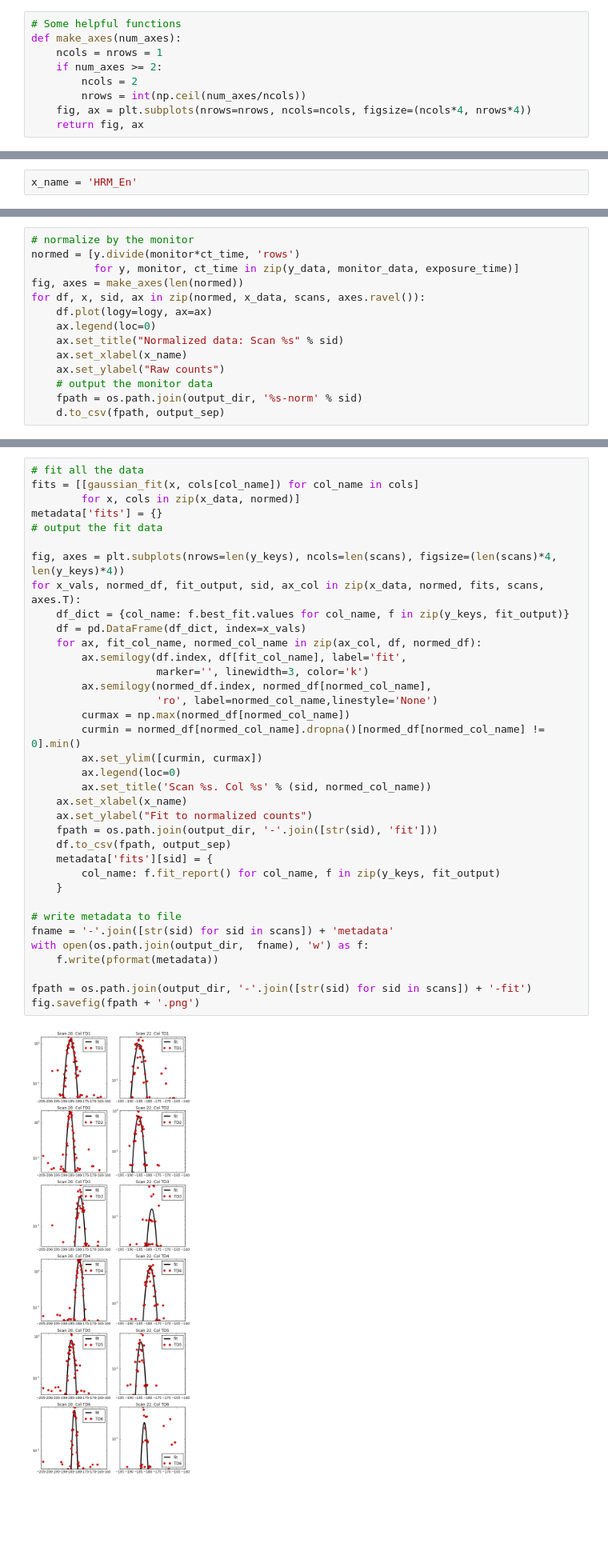
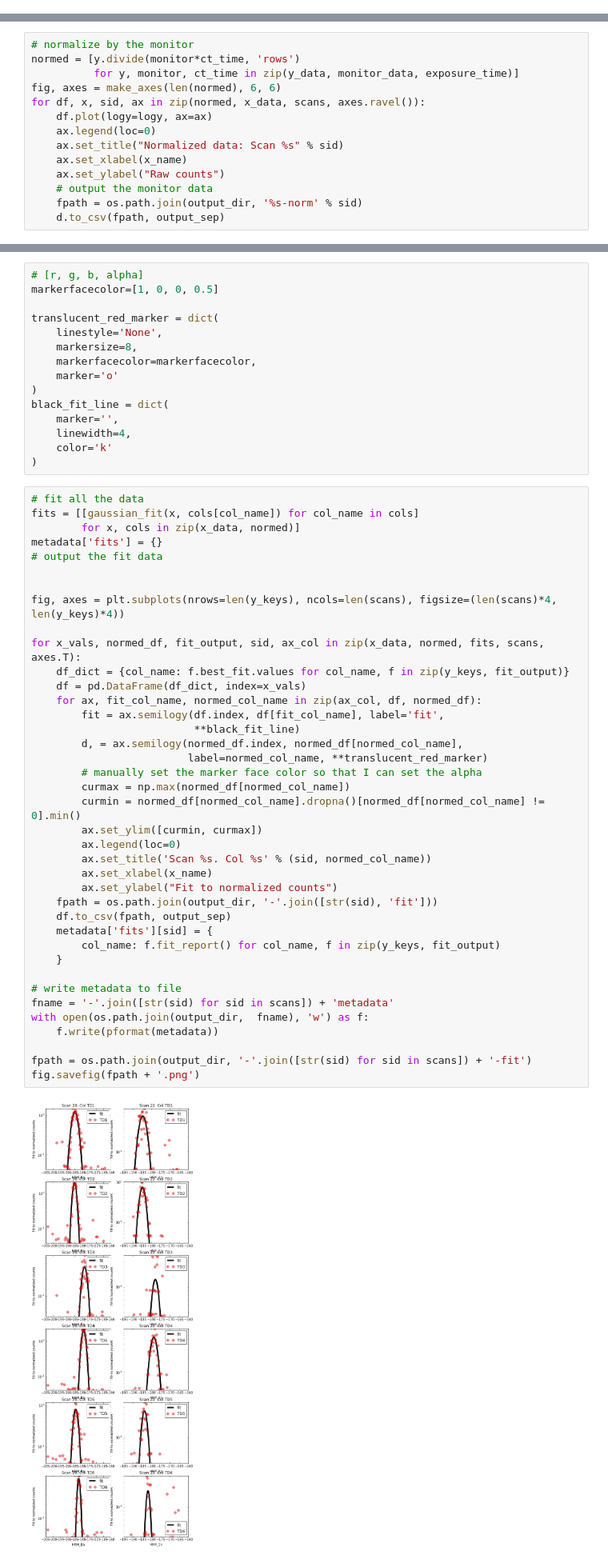
Before and after one commit to NSLS-II-IXS/ixstools, a Jupyter notebook: notebooks/IXS alignment notebook.ipynb, the cells around one changed output, grey strips where cells are left out. Shown: that part at 80% size. Saved outputs shown, nothing was run; the diff lists cells and outputs as text; blank space fills up the shorter version.

```diff
--- a/notebooks/IXS alignment notebook.ipynb
+++ b/notebooks/IXS alignment notebook.ipynb
@@ -14,12 +14,3 @@ from ixstools.io import Specfile
 from ixstools.fit import gaussian_fit
 from ixstools.conf import conf
 %matplotlib inline
-# %%
-# Some helpful functions
-def make_axes(num_axes):
-    ncols = nrows = 1
-    if num_axes >= 2:
-        ncols = 2
-        nrows = int(np.ceil(num_axes/ncols))
-    fig, ax = plt.subplots(nrows=nrows, ncols=ncols, figsize=(ncols*4, nrows*4))
-    return fig, ax
@@ -89,5 +112,3 @@ sf[19].col_names
-# %%
-x_name = 'HRM_En'
 # %%
 # make the output directory
 os.makedirs(output_dir, exist_ok=True)
@@ -200,7 +221,7 @@ fig.savefig(fpath + '.png')
 # normalize by the monitor
 normed = [y.divide(monitor*ct_time, 'rows')
           for y, monitor, ct_time in zip(y_data, monitor_data, exposure_time)]
-fig, axes = make_axes(len(normed))
+fig, axes = make_axes(len(normed), 6, 6)
 for df, x, sid, ax in zip(normed, x_data, scans, axes.ravel()):
     df.plot(logy=logy, ax=ax)
     ax.legend(loc=0)
@@ -215,41 +236,59 @@ for df, x, sid, ax in zip(normed, x_data, scans, axes.ravel()):
+# %%
+# [r, g, b, alpha]
+markerfacecolor=[1, 0, 0, 0.5]
+
+translucent_red_marker = dict(
+    linestyle='None',
+    markersize=8,
+    markerfacecolor=markerfacecolor,
+    marker='o'
+)
+black_fit_line = dict(
+    marker='',
+    linewidth=4,
+    color='k'
+)
 # %%
 # fit all the data
 fits = [[gaussian_fit(x, cols[col_name]) for col_name in cols]
         for x, cols in zip(x_data, normed)]
 metadata['fits'] = {}
 # output the fit data
 
+
 fig, axes = plt.subplots(nrows=len(y_keys), ncols=len(scans), figsize=(len(scans)*4, len(y_keys)*4))
+
 for x_vals, normed_df, fit_output, sid, ax_col in zip(x_data, normed, fits, scans, axes.T):
     df_dict = {col_name: f.best_fit.values for col_name, f in zip(y_keys, fit_output)}
     df = pd.DataFrame(df_dict, index=x_vals)
     for ax, fit_col_name, normed_col_name in zip(ax_col, df, normed_df):
-        ax.semilogy(df.index, df[fit_col_name], label='fit',
-                    marker='', linewidth=3, color='k')
-        ax.semilogy(normed_df.index, normed_df[normed_col_name],
-                    'ro', label=normed_col_name,linestyle='None')
+        fit = ax.semilogy(df.index, df[fit_col_name], label='fit',
+                          **black_fit_line)
+        d, = ax.semilogy(normed_df.index, normed_df[normed_col_name],
+                         label=normed_col_name, **translucent_red_marker)
+        # manually set the marker face color so that I can set the alpha
         curmax = np.max(normed_df[normed_col_name])
         curmin = normed_df[normed_col_name].dropna()[normed_df[normed_col_name] != 0].min()
         ax.set_ylim([curmin, curmax])
         ax.legend(loc=0)
         ax.set_title('Scan %s. Col %s' % (sid, normed_col_name))
-    ax.set_xlabel(x_name)
-    ax.set_ylabel("Fit to normalized counts")
+        ax.set_xlabel(x_name)
+        ax.set_ylabel("Fit to normalized counts")
     fpath = os.path.join(output_dir, '-'.join([str(sid), 'fit']))
     df.to_csv(fpath, output_sep)
     metadata['fits'][sid] = {
         col_name: f.fit_report() for col_name, f in zip(y_keys, fit_output)
     }
 
 # write metadata to file
 fname = '-'.join([str(sid) for sid in scans]) + 'metadata'
 with open(os.path.join(output_dir,  fname), 'w') as f:
     f.write(pformat(metadata))
 
 fpath = os.path.join(output_dir, '-'.join([str(sid) for sid in scans]) + '-fit')
 fig.savefig(fpath + '.png')
 # %% [output]
-[figure, old version]
+[figure, new version]
 # %%
 # zero everything
 zeroed = [
```
Also changed, not shown: parts of 11 cells of this notebook.
